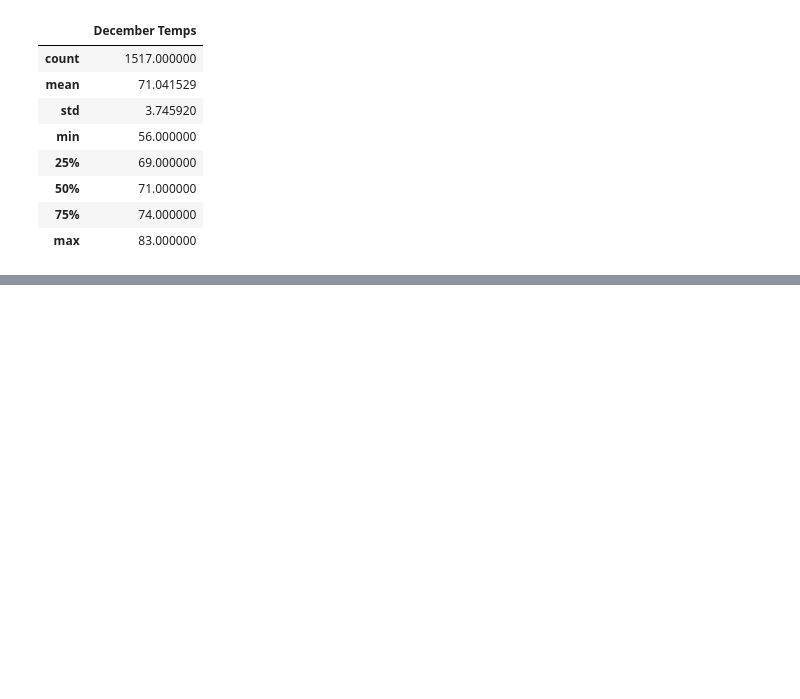
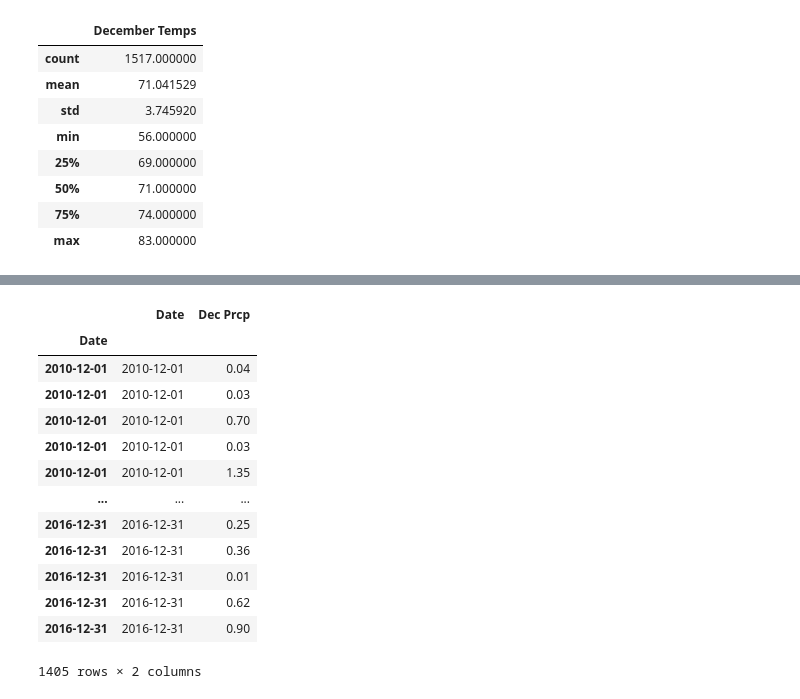
Before and after one commit to Rohansalwi/surfs_up, a Jupyter notebook: SurfsUp_Challenge.ipynb, the cells around one changed output, grey strips where cells are left out. Drawn from its saved outputs; the diff is of its cells as text; code cells hidden in the pictures; blank space fills up the shorter version.

```diff
--- a/SurfsUp_Challenge.ipynb
+++ b/SurfsUp_Challenge.ipynb
@@ -87,0 +125,21 @@ dec_df.describe()
+# %%
+results_prcp_dec = session.query(Measurement.date, Measurement.prcp).filter(extract('month',Measurement.date)==12).all()
+dec_prcp_df = pd.DataFrame(results_prcp_dec, columns=['Date','Dec Prcp'])
+dec_prcp_df.set_index(dec_prcp_df['Date'], inplace=True)
+dec_prcp_df = dec_prcp_df.sort_index()
+dec_prcp_df.dropna()
+# %% [output]
+|  | Date | Dec Prcp |
+| Date |  |  |
+| 2010-12-01 | 2010-12-01 | 0.04 |
+| 2010-12-01 | 2010-12-01 | 0.03 |
+| 2010-12-01 | 2010-12-01 | 0.70 |
+| 2010-12-01 | 2010-12-01 | 0.03 |
+| 2010-12-01 | 2010-12-01 | 1.35 |
+| ... | ... | ... |
+| 2016-12-31 | 2016-12-31 | 0.25 |
+| 2016-12-31 | 2016-12-31 | 0.36 |
+| 2016-12-31 | 2016-12-31 | 0.01 |
+| 2016-12-31 | 2016-12-31 | 0.62 |
+| 2016-12-31 | 2016-12-31 | 0.90 |
+1405 rows × 2 columns
```
Also changed, not shown: parts of 5 cells of this notebook.
